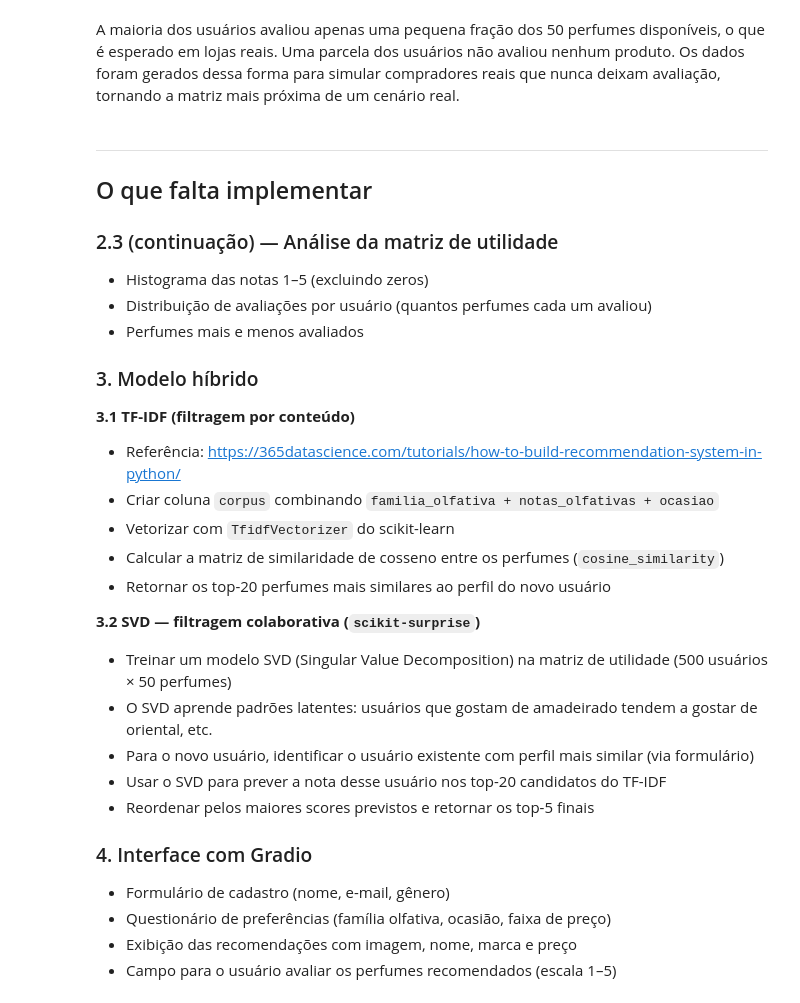
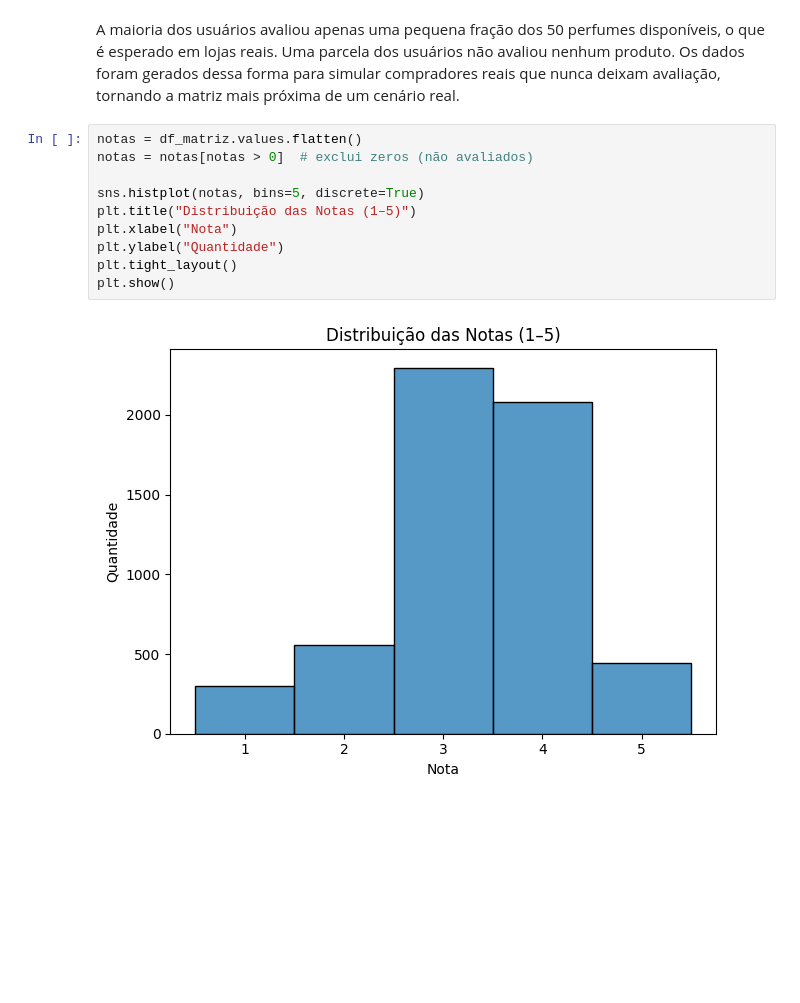
Before and after one commit to Carlos-Vic/sistema-recomendacao, a Jupyter notebook: notebook/sistema_recomendacao.ipynb, the cells around one changed output. Saved outputs shown, nothing was run; the diff lists cells and outputs as text; blank space fills up the shorter version.

```diff
--- a/notebook/sistema_recomendacao.ipynb
+++ b/notebook/sistema_recomendacao.ipynb
@@ -216,33 +216,15 @@ Usuários que nunca avaliaram nenhum perfume: 66 (13.2%)
  A maioria dos usuários avaliou apenas uma pequena fração dos 50 perfumes disponíveis, o que é esperado em lojas reais.
  Uma parcela dos usuários não avaliou nenhum produto. Os dados foram gerados dessa forma para simular
  compradores reais que nunca deixam avaliação, tornando a matriz mais próxima de um cenário real.
-# %% [markdown]
- ---
- ## O que falta implementar
-
- ### 2.3 (continuação) — Análise da matriz de utilidade
- - Histograma das notas 1–5 (excluindo zeros)
- - Distribuição de avaliações por usuário (quantos perfumes cada um avaliou)
- - Perfumes mais e menos avaliados
-
- ### 3. Modelo híbrido
-
- **3.1 TF-IDF (filtragem por conteúdo)**
- - Referência: https://365datascience.com/tutorials/how-to-build-recommendation-system-in-python/
- - Criar coluna `corpus` combinando `familia_olfativa + notas_olfativas + ocasiao`
- - Vetorizar com `TfidfVectorizer` do scikit-learn
- - Calcular a matriz de similaridade de cosseno entre os perfumes (`cosine_similarity`)
- - Retornar os top-20 perfumes mais similares ao perfil do novo usuário
-
- **3.2 SVD — filtragem colaborativa (`scikit-surprise`)**
- - Treinar um modelo SVD (Singular Value Decomposition) na matriz de utilidade (500 usuários × 50 perfumes)
- - O SVD aprende padrões latentes: usuários que gostam de amadeirado tendem a gostar de oriental, etc.
- - Para o novo usuário, identificar o usuário existente com perfil mais similar (via formulário)
- - Usar o SVD para prever a nota desse usuário nos top-20 candidatos do TF-IDF
- - Reordenar pelos maiores scores previstos e retornar os top-5 finais
-
- ### 4. Interface com Gradio
- - Formulário de cadastro (nome, e-mail, gênero)
- - Questionário de preferências (família olfativa, ocasião, faixa de preço)
- - Exibição das recomendações com imagem, nome, marca e preço
- - Campo para o usuário avaliar os perfumes recomendados (escala 1–5)
+# %%
+notas = df_matriz.values.flatten()
+notas = notas[notas > 0]  # exclui zeros (não avaliados)
+
+sns.histplot(notas, bins=5, discrete=True)
+plt.title("Distribuição das Notas (1–5)")
+plt.xlabel("Nota")
+plt.ylabel("Quantidade")
+plt.tight_layout()
+plt.show()
+# %% [output]
+[figure, added]
```
Also changed, not shown: parts of 34 cells of this notebook, 1 other file.
